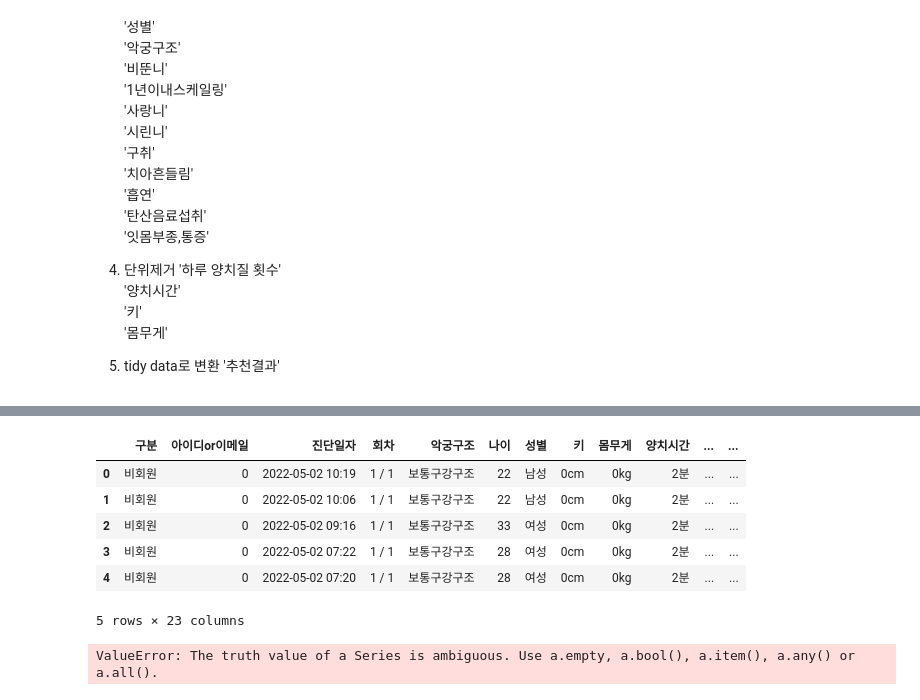
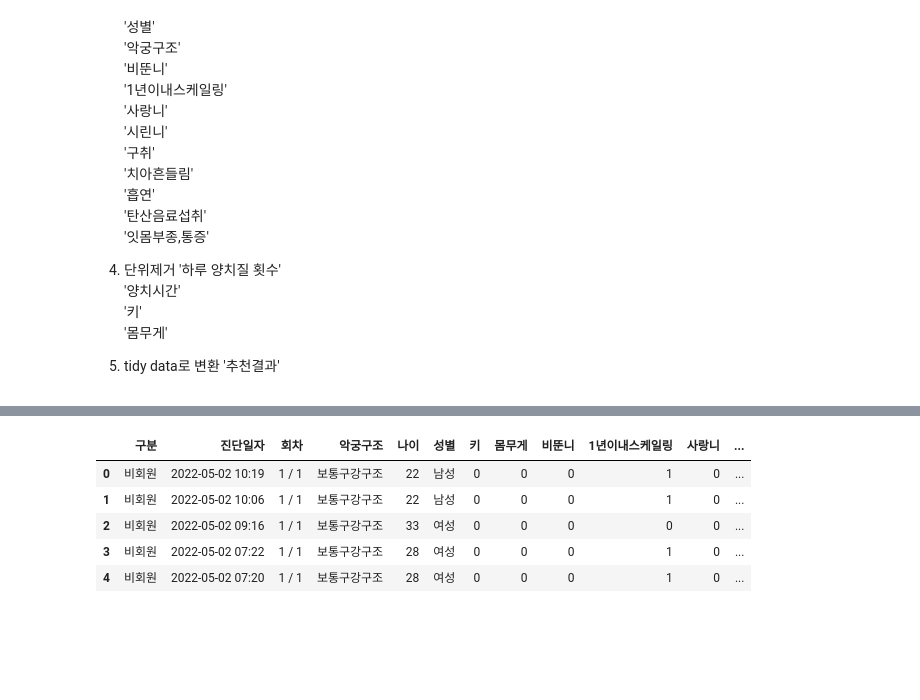
Before and after one commit to K-Final-Project/MZ-trend, a Jupyter notebook: cleand.ipynb, the cells around one changed output, grey strips where cells are left out. Cells and saved outputs as stored; diff of their text form; code cells hidden in the pictures; blank space fills up the shorter version.

```diff
--- a/cleand.ipynb
+++ b/cleand.ipynb
@@ -110,35 +103,25 @@ df.head()
-# %%
-#원핫인코딩
-df = df.replace('y',1)
-df = df.replace('n',0)
-df.head(5)
-# %% [output]
-|  | 구분 | 아이디or이메일 | 진단일자 | 회차 | 악궁구조 | 나이 | 성별 | 키 | 몸무게 | 양치시간 | ... | ... |
-| 0 | 비회원 | 0 | 2022-05-02 10:19 | 1 / 1 | 보통구강구조 | 22 | 남성 | 0cm | 0kg | 2분 | ... | ... |
-| 1 | 비회원 | 0 | 2022-05-02 10:06 | 1 / 1 | 보통구강구조 | 22 | 남성 | 0cm | 0kg | 2분 | ... | ... |
-| 2 | 비회원 | 0 | 2022-05-02 09:16 | 1 / 1 | 보통구강구조 | 33 | 여성 | 0cm | 0kg | 2분 | ... | ... |
-| 3 | 비회원 | 0 | 2022-05-02 07:22 | 1 / 1 | 보통구강구조 | 28 | 여성 | 0cm | 0kg | 2분 | ... | ... |
-| 4 | 비회원 | 0 | 2022-05-02 07:20 | 1 / 1 | 보통구강구조 | 28 | 여성 | 0cm | 0kg | 2분 | ... | ... |
-5 rows × 23 columns
-# %%
-def habit(df):
-
-    bad = 0
-
-    if df['흡연'] == 'y':
-        bad = += 1
-
-    if df['탄산음료섭취'] =='y':
-        bad = += 1
-
-    if df['양치시간(분)'] <= 1:
-        bad = += 1
-
-    return bad
-
-    df['나쁜습관'] =  ''
-
-habit(df)
-df.head(5)
-# %% [output]
-ValueError: The truth value of a Series is ambiguous. Use a.empty, a.bool(), a.item(), a.any() or a.all().
+# %%
+# 전처리 : 단위제거, 타입변환
+df['양치시간(분)'] = df['양치시간'].str.get(i=0)
+df['하루 양치질 횟수(회)'] = df['하루 양치질 횟수'].str.get(i=0)
+df['키'] = df['키'].str.get(i=0)
+df['몸무게'] = df['몸무게'].str.get(i=0)
+
+df = df.drop(columns = ['양치시간'])
+df = df.drop(columns = ['하루 양치질 횟수'])
+df = df.drop(columns = ['아이디or이메일'])
+
+#원핫인코딩
+df = df.replace('y',1)
+df = df.replace('n',0)
+
+cleand=df.astype({'양치시간(분)':'int','하루 양치질 횟수(회)':'int','키':'int','몸무게':'int'})
+
+cleand.head()
+# %% [output]
+|  | 구분 | 진단일자 | 회차 | 악궁구조 | 나이 | 성별 | 키 | 몸무게 | 비뚠니 | 1년이내스케일링 | 사랑니 | ... |
+| 0 | 비회원 | 2022-05-02 10:19 | 1 / 1 | 보통구강구조 | 22 | 남성 | 0 | 0 | 0 | 1 | 0 | ... |
+| 1 | 비회원 | 2022-05-02 10:06 | 1 / 1 | 보통구강구조 | 22 | 남성 | 0 | 0 | 0 | 1 | 0 | ... |
+| 2 | 비회원 | 2022-05-02 09:16 | 1 / 1 | 보통구강구조 | 33 | 여성 | 0 | 0 | 0 | 0 | 0 | ... |
+| 3 | 비회원 | 2022-05-02 07:22 | 1 / 1 | 보통구강구조 | 28 | 여성 | 0 | 0 | 0 | 1 | 0 | ... |
+| 4 | 비회원 | 2022-05-02 07:20 | 1 / 1 | 보통구강구조 | 28 | 여성 | 0 | 0 | 0 | 1 | 0 | ... |
```
Also changed, not shown: parts of 8 cells of this notebook.
